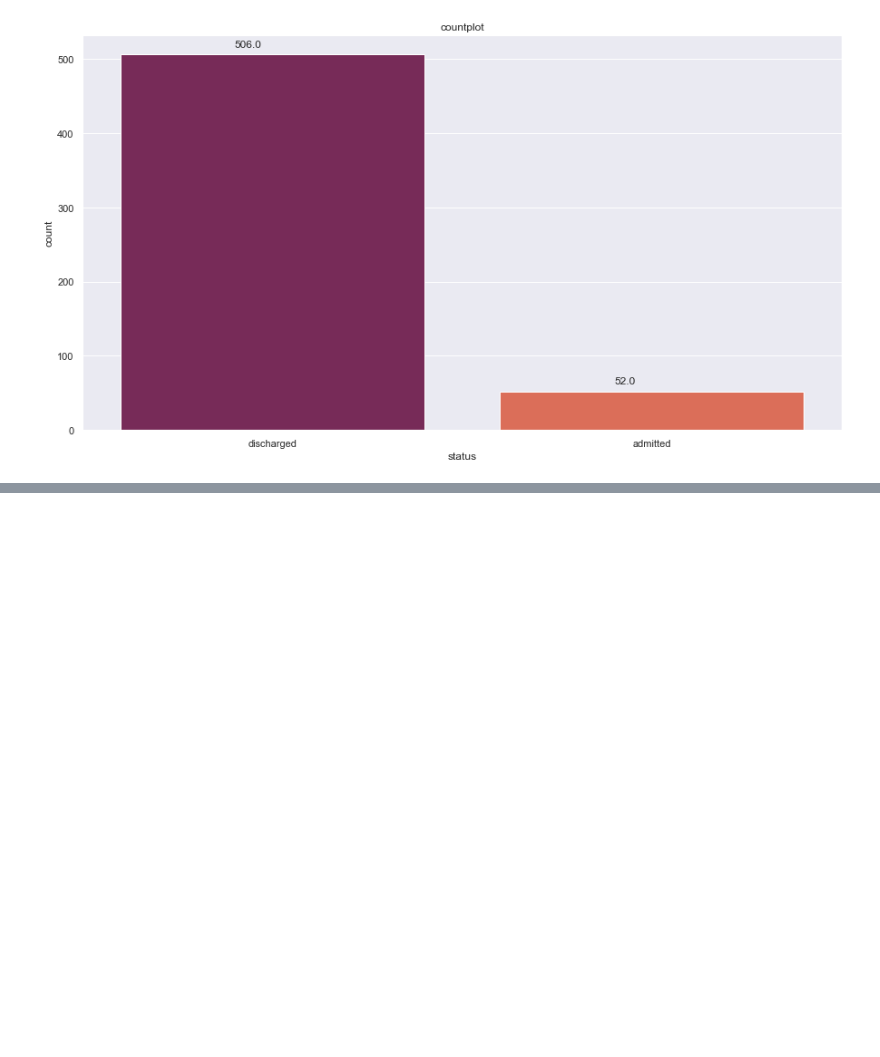
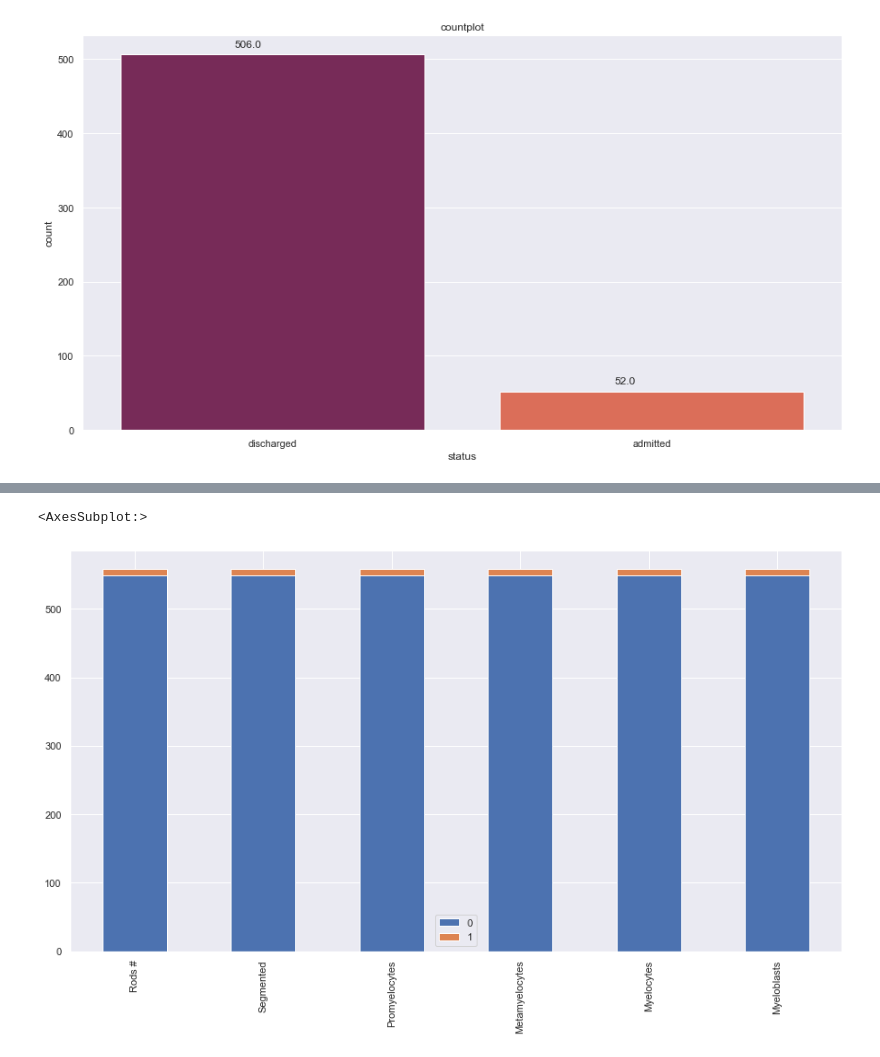
Before and after one commit to Yilin-Ye/ds_case_1_team_2, a Jupyter notebook: eda/eda_presentation.ipynb, the cells around one changed output, grey strips where cells are left out. Cells and saved outputs as stored; diff of their text form; code cells hidden in the pictures; blank space fills up the shorter version.

```diff
--- a/eda/eda_presentation.ipynb
+++ b/eda/eda_presentation.ipynb
@@ -172,0 +197,5 @@ value_wrt_column
+# %%
+count_plot.loc['Rods #':'Myeloblasts', :].plot(kind='bar',stacked=True)
+# %% [output]
+<AxesSubplot:>
+[figure, added]
```
Also changed, not shown: parts of 15 cells of this notebook.
